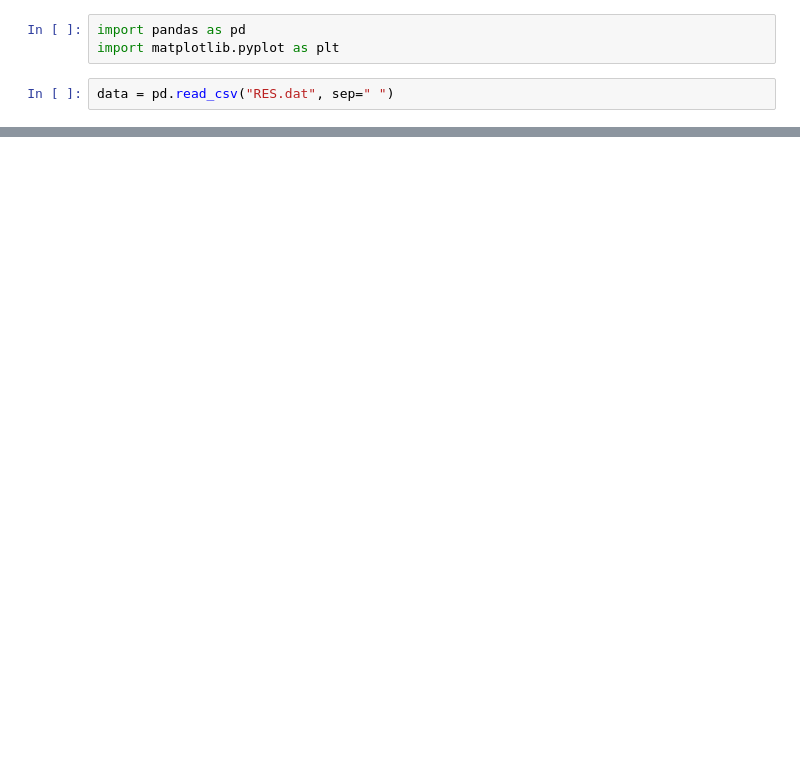
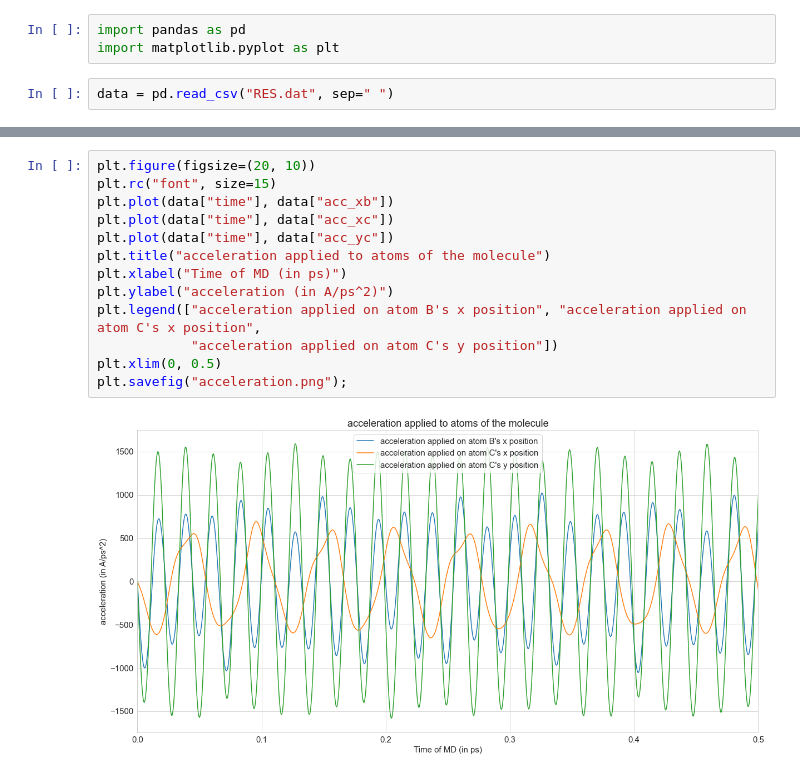
Before and after one commit to w2994a/molecular_dynamics_project, a Jupyter notebook: notebook_test.ipynb, the cells around one changed output, grey strips where cells are left out. Drawn from its saved outputs; the diff is of its cells as text; blank space fills up the shorter version.

```diff
--- a/notebook_test.ipynb
+++ b/notebook_test.ipynb
@@ -38,0 +71,15 @@ plt.xlim(0, 1000);
+# %%
+plt.figure(figsize=(20, 10))
+plt.rc("font", size=15)
+plt.plot(data["time"], data["acc_xb"])
+plt.plot(data["time"], data["acc_xc"])
+plt.plot(data["time"], data["acc_yc"])
+plt.title("acceleration applied to atoms of the molecule")
+plt.xlabel("Time of MD (in ps)")
+plt.ylabel("acceleration (in A/ps^2)")
+plt.legend(["acceleration applied on atom B's x position", "acceleration applied on atom C's x position",
+            "acceleration applied on atom C's y position"])
+plt.xlim(0, 0.5)
+plt.savefig("acceleration.png");
+# %% [output]
+[figure, added]
```
Also changed, not shown: parts of 7 cells of this notebook, 1 other file.
